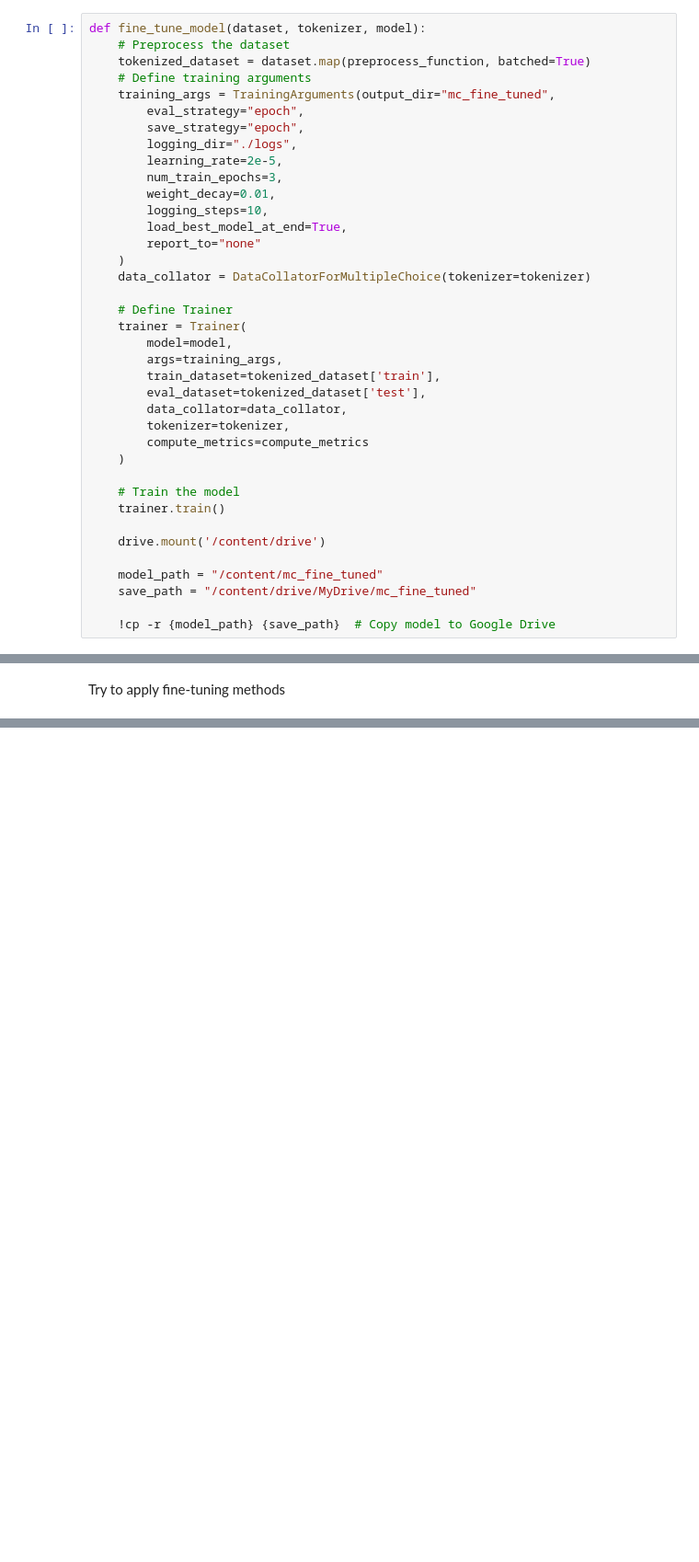
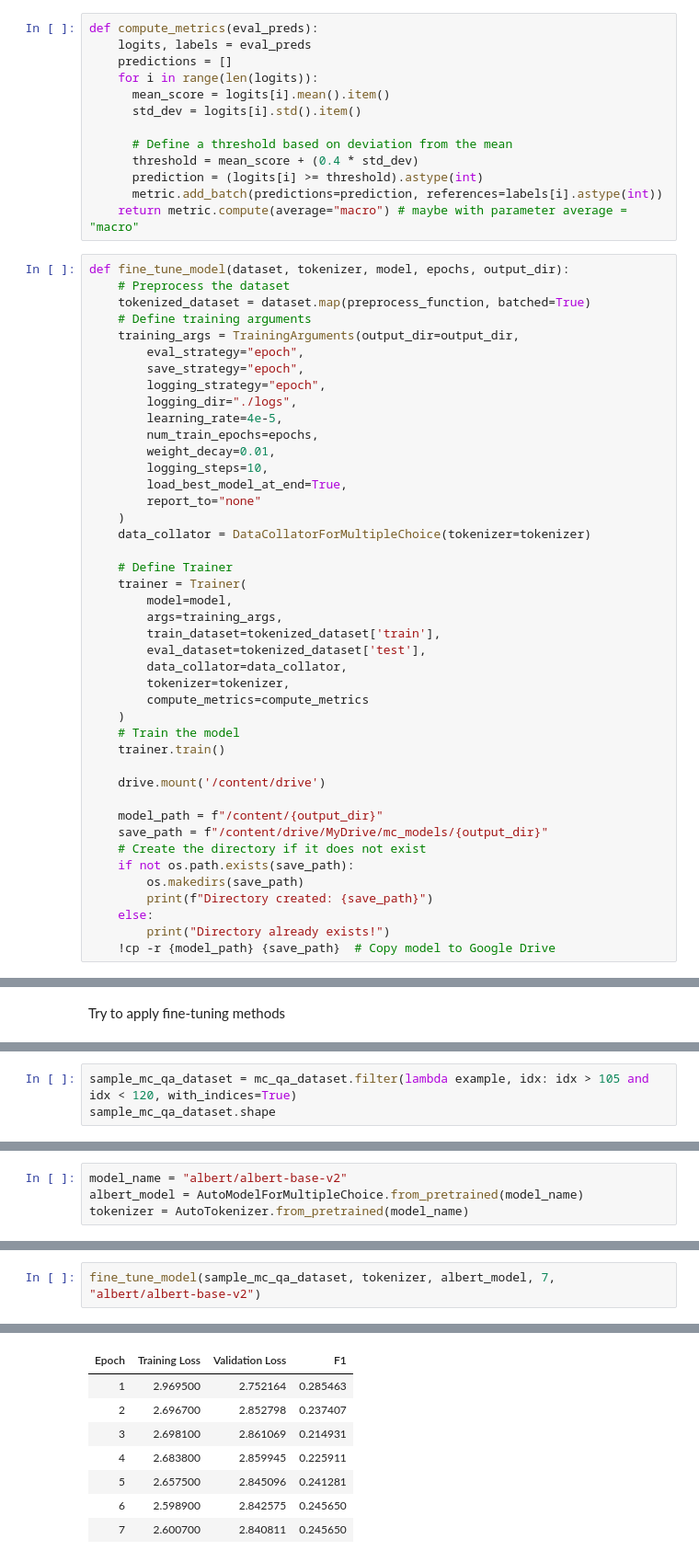
Before and after one commit to alexk2206/tds_capstone, a Jupyter notebook: Productive.ipynb, the cells around one changed output, grey strips where cells are left out. Shown at 92% size. Saved outputs shown, nothing was run; the diff lists cells and outputs as text; blank space fills up the shorter version.

Commit message:
Fine-tuning goes well, Documentation started

```diff
--- a/Productive.ipynb
+++ b/Productive.ipynb
@@ -748,14 +738,28 @@ def compute_metrics(eval_preds):
+# %%
+def compute_metrics(eval_preds):
+    logits, labels = eval_preds
+    predictions = []
+    for i in range(len(logits)):
+      mean_score = logits[i].mean().item()
+      std_dev = logits[i].std().item()
+
+      # Define a threshold based on deviation from the mean
+      threshold = mean_score + (0.4 * std_dev)
+      prediction = (logits[i] >= threshold).astype(int)
+      metric.add_batch(predictions=prediction, references=labels[i].astype(int))
+    return metric.compute(average="macro") # maybe with parameter average = "macro"
 # %%
-def fine_tune_model(dataset, tokenizer, model):
+def fine_tune_model(dataset, tokenizer, model, epochs, output_dir):
     # Preprocess the dataset
     tokenized_dataset = dataset.map(preprocess_function, batched=True)
     # Define training arguments
-    training_args = TrainingArguments(output_dir="mc_fine_tuned",
+    training_args = TrainingArguments(output_dir=output_dir,
         eval_strategy="epoch",
         save_strategy="epoch",
+        logging_strategy="epoch",
         logging_dir="./logs",
-        learning_rate=2e-5,
-        num_train_epochs=3,
+        learning_rate=4e-5,
+        num_train_epochs=epochs,
         weight_decay=0.01,
         logging_steps=10,
         load_best_model_at_end=True,
@@ -773,13 +777,17 @@ def fine_tune_model(dataset, tokenizer, model):
         tokenizer=tokenizer,
         compute_metrics=compute_metrics
     )
-
     # Train the model
     trainer.train()
 
     drive.mount('/content/drive')
 
-    model_path = "/content/mc_fine_tuned"
-    save_path = "/content/drive/MyDrive/mc_fine_tuned"
-
+    model_path = f"/content/{output_dir}"
+    save_path = f"/content/drive/MyDrive/mc_models/{output_dir}"
+    # Create the directory if it does not exist
+    if not os.path.exists(save_path):
+        os.makedirs(save_path)
+        print(f"Directory created: {save_path}")
+    else:
+        print("Directory already exists!")
     !cp -r {model_path} {save_path}  # Copy model to Google Drive
@@ -793,0 +808,3 @@ mc_qa_dataset.shape
+# %%
+sample_mc_qa_dataset = mc_qa_dataset.filter(lambda example, idx: idx > 105 and idx < 120, with_indices=True)
+sample_mc_qa_dataset.shape
@@ -801,0 +819,4 @@ Drive already mounted at /content/drive; to attempt to forcibly remount, call dr
+# %%
+model_name = "albert/albert-base-v2"
+albert_model = AutoModelForMultipleChoice.from_pretrained(model_name)
+tokenizer = AutoTokenizer.from_pretrained(model_name)
@@ -801,0 +826,3 @@ Drive already mounted at /content/drive; to attempt to forcibly remount, call dr
+# %%
+fine_tune_model(sample_mc_qa_dataset, tokenizer, albert_model, 7, "albert/albert-base-v2")
+# %% [output]
@@ -801,0 +831,8 @@ Drive already mounted at /content/drive; to attempt to forcibly remount, call dr
+| Epoch | Training Loss | Validation Loss | F1 |
+| 1 | 2.969500 | 2.752164 | 0.285463 |
+| 2 | 2.696700 | 2.852798 | 0.237407 |
+| 3 | 2.698100 | 2.861069 | 0.214931 |
+| 4 | 2.683800 | 2.859945 | 0.225911 |
+| 5 | 2.657500 | 2.845096 | 0.241281 |
+| 6 | 2.598900 | 2.842575 | 0.245650 |
+| 7 | 2.600700 | 2.840811 | 0.245650 |
```
Also changed, not shown: parts of 32 cells of this notebook.
